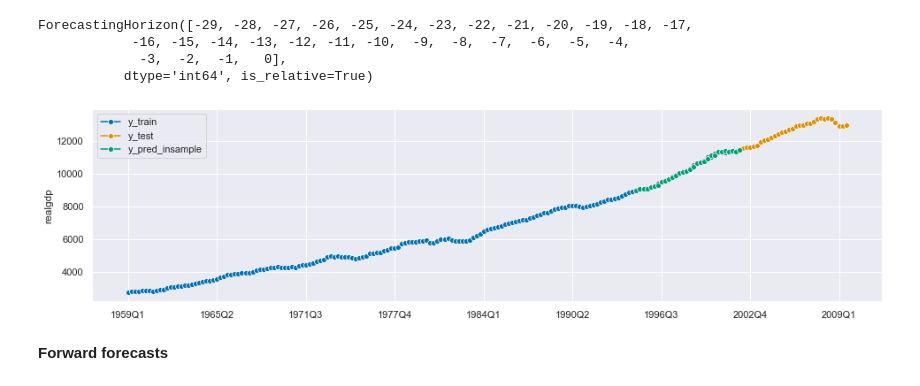
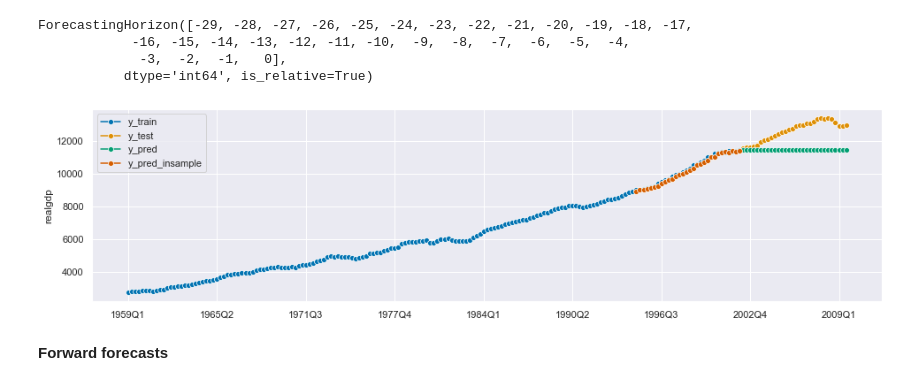
Before and after one commit to joanlenczuk/sktime_article, a Jupyter notebook: Sktime overview.ipynb, the cells around one changed output. Cells and saved outputs as stored; diff of their text form; code cells hidden in the pictures.

Commit message:
Add tabular regression forecaster

```diff
--- a/Sktime overview.ipynb
+++ b/Sktime overview.ipynb
@@ -149,14 +150,15 @@ ForecastingHorizon([-29, -28, -27, -26, -25, -24, -23, -22, -21, -20, -19, -18,
             -16, -15, -14, -13, -12, -11, -10,  -9,  -8,  -7,  -6,  -5,  -4,
              -3,  -2,  -1,   0],
            dtype='int64', is_relative=True)
-# %%
-forecaster = AutoARIMA(sp=4)
-forecaster.fit(y_train)
-y_pred = forecaster.predict(fh=fh_rel_insample)
-
-plot_series(y_train, y_test, y_pred, labels=["y_train", "y_test", "y_pred_insample"]);
-# %% [output]
-[figure, removed]
+# %%
+forecaster = NaiveForecaster()
+forecaster.fit(y_train)
+y_pred = forecaster.predict(fh=fh_rel)
+y_pred_insample = forecaster.predict(fh=fh_rel_insample)
+
+plot_series(y_train, y_test, y_pred, y_pred_insample, labels=["y_train", "y_test", "y_pred", "y_pred_insample"]);
+# %% [output]
+[figure, added]
 # %% [markdown]
 **Forward forecasts**
 # %%
```
Also changed, not shown: parts of 34 cells of this notebook.
